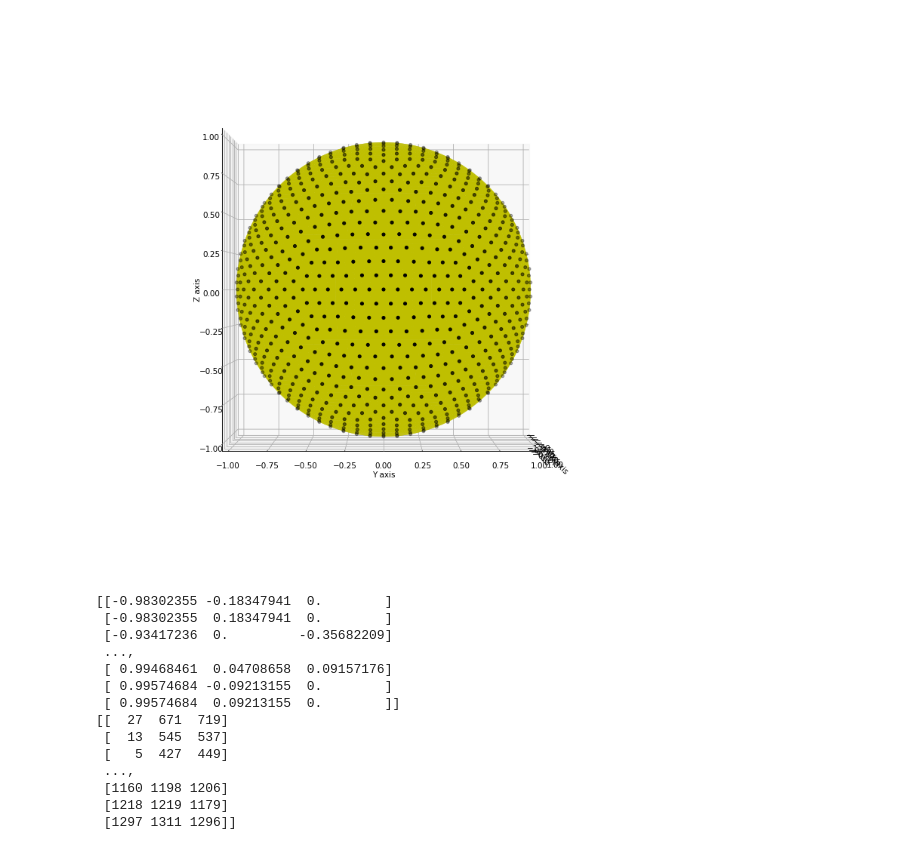
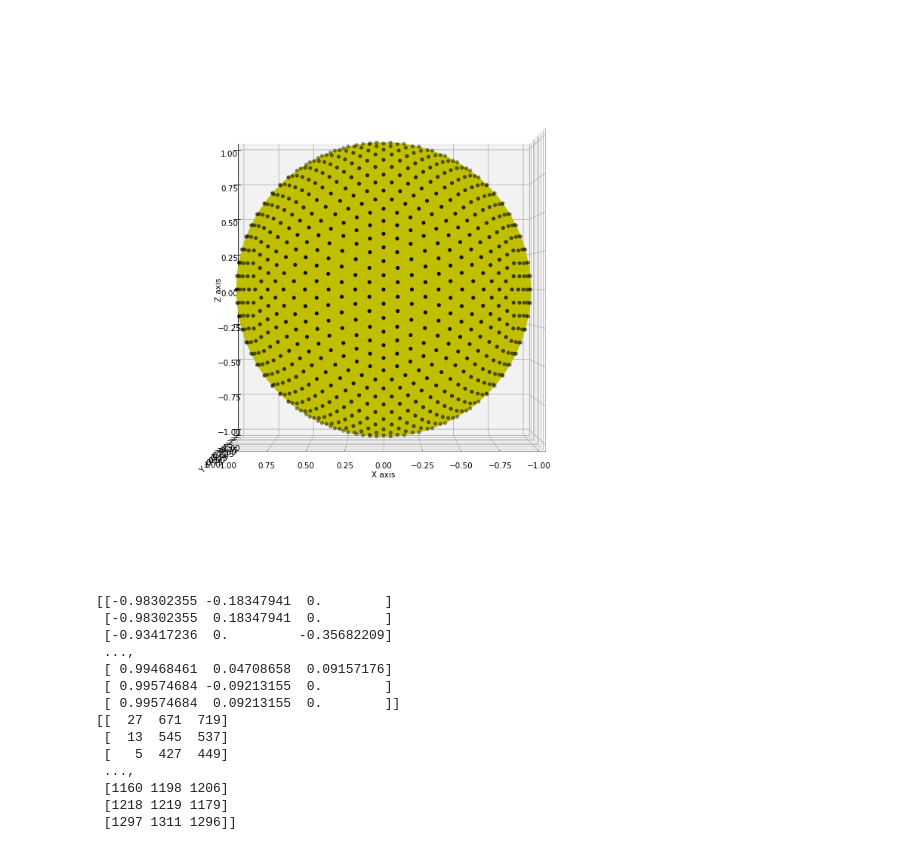
Before and after one commit to yasokada/pySpherepts_171126, a Jupyter notebook: samplePlotSphNodes_gIN_171127.ipynb, the cells around one changed output. Saved outputs shown, nothing was run; the diff lists cells and outputs as text; code cells hidden in the pictures.

Commit message:
samplePlotSphNodes_gIN_171127: use plotSphNodes() with [elevation],[azimuth]

```diff
--- a/samplePlotSphNodes_gIN_171127.ipynb
+++ b/samplePlotSphNodes_gIN_171127.ipynb
@@ -36,24 +36,24 @@ print(tris)
 # %%
 '''
 Type 1 Example
 (See. [NodesGridsMeshesOnSphere.pdf] of [spherepts] by Prof. Grady Wright)
 view(90,0) in MATLAB
 '''
 import numpy as np
 from pylab import rcParams
 import getIcosNodes_171126 as gIN
 import plotSphNodes_171127 as pSN
 
 rcParams['figure.figsize'] = 10,10
 rcParams['figure.dpi'] = 75
 
 xs, tris = gIN.getIcosNodes(2,1)
-pSN.plotSphNodes(xs)
+pSN.plotSphNodes(xs, elevation=0.0, azimuth=90.0)
 
 print(xs)
 print(tris)
 # %% [output]
-[figure, old version]
+[figure, new version]
 [[-0.98302355 -0.18347941  0.        ]
  [-0.98302355  0.18347941  0.        ]
  [-0.93417236  0.         -0.35682209]
```
Also changed, not shown: parts of 1 cell of this notebook, 1 other file.
